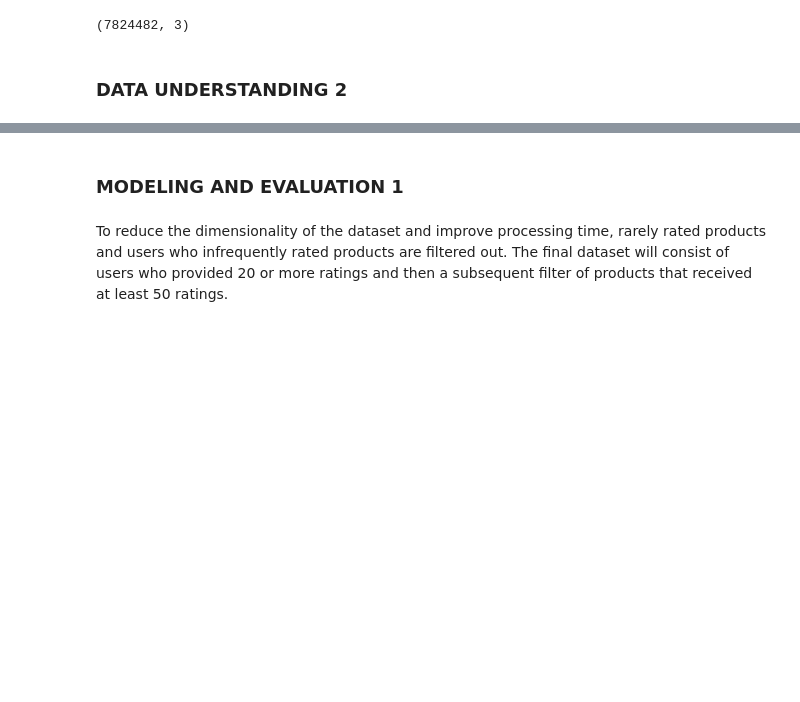
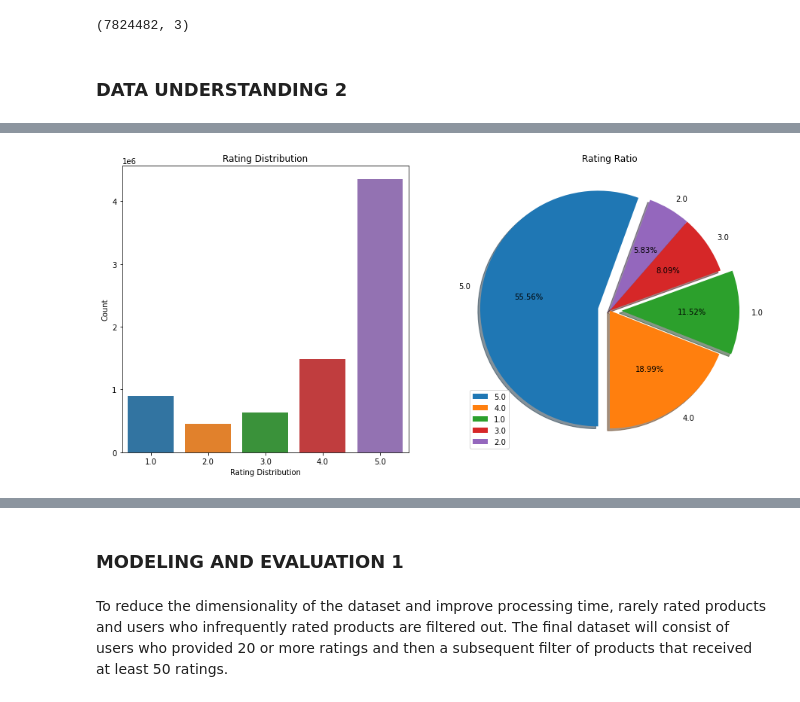
Before and after one commit to trishattah/DS_7331_Projects, a Jupyter notebook: Lab_3/Lab_3_Group_4_v2.ipynb, the cells around one changed output, grey strips where cells are left out. Drawn from its saved outputs; the diff is of its cells as text; code cells hidden in the pictures; blank space fills up the shorter version.

```diff
--- a/Lab_3/Lab_3_Group_4_v2.ipynb
+++ b/Lab_3/Lab_3_Group_4_v2.ipynb
@@ -147,0 +148,4 @@ Total No of products  : 476002
+# %%
+rating_counts = pd.DataFrame(df1['Rating'].value_counts()).reset_index()
+rating_counts.columns = ['Labels', 'Ratings']
+rating_counts
@@ -147,0 +159,17 @@ Total No of products  : 476002
+# %%
+fig, (ax1, ax2) = plt.subplots(nrows=1, ncols=2, figsize=(15,7))
+sns.countplot(df1['Rating'], ax=ax1)
+ax1.set_xlabel('Rating Distribution', fontsize=10)
+ax1.set_ylabel('Count', fontsize=10)
+ax1.set_title('Rating Distribution')
+
+
+explode = (0.1, 0, 0.1, 0, 0)
+ax2.pie(rating_counts["Ratings"], explode=explode, labels=rating_counts.Labels, autopct='%1.2f%%',
+        shadow=True, startangle=70)
+ax2.axis('equal')
+plt.title("Rating Ratio")
+plt.legend(rating_counts.Labels, loc=3)
+plt.show()
+# %% [output]
+[figure, added]
```
Also changed, not shown: parts of 113 cells of this notebook.
